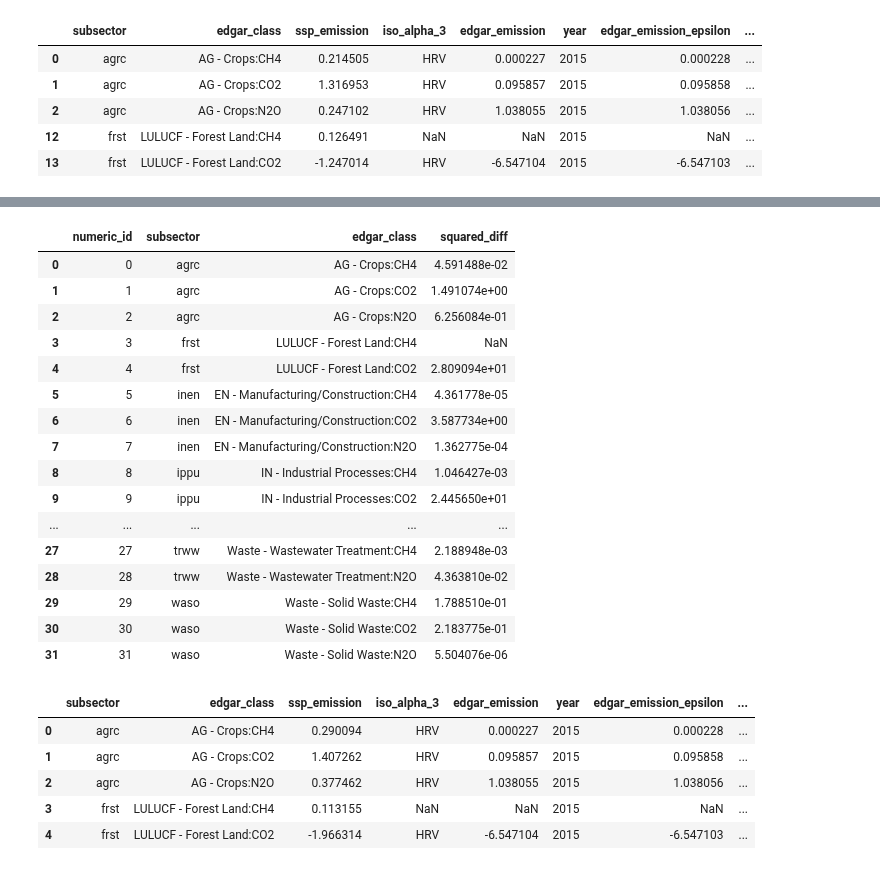
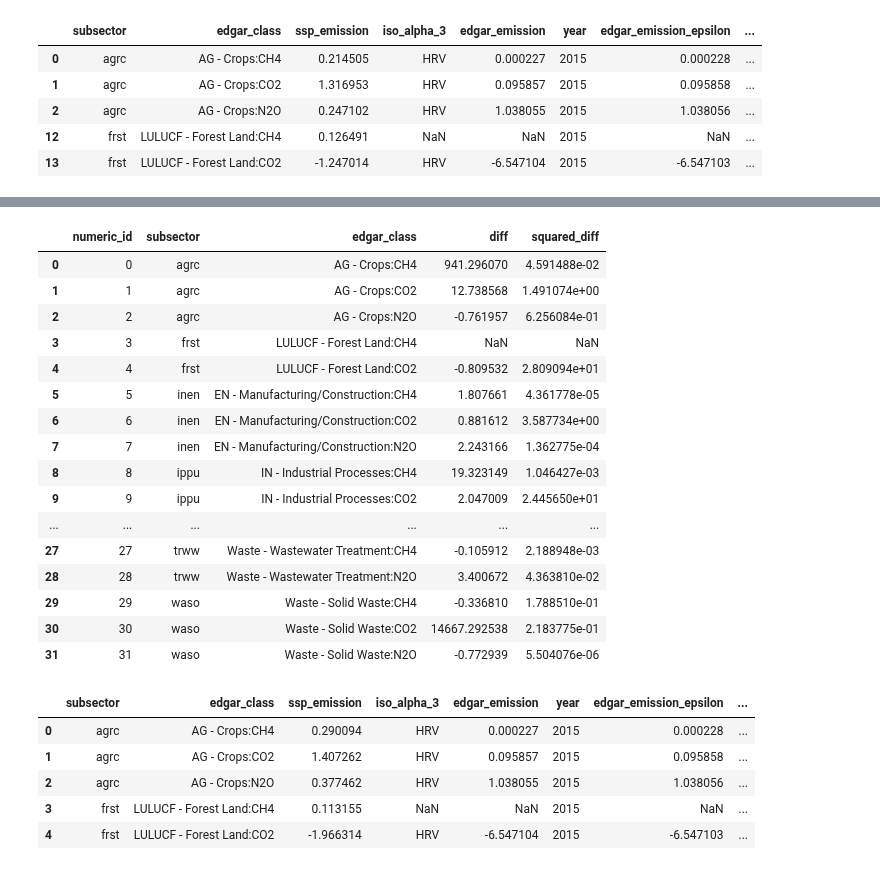
Before and after one commit to sisepuede-framework/ssp_data_calibration, a Jupyter notebook: src/opt_evaluation.ipynb, the cells around one changed output, grey strips where cells are left out. Saved outputs shown, nothing was run; the diff lists cells and outputs as text; code cells hidden in the pictures.

```diff
--- a/src/opt_evaluation.ipynb
+++ b/src/opt_evaluation.ipynb
@@ -122,31 +123,31 @@ og_report
 # %%
 # Sort by subsector and edgar_class
 og_report = og_report.sort_values(by=['subsector', 'edgar_class']).reset_index(drop=True)
 
 # Add numeric_id column so we can merge with the opt report
 og_report['numeric_id'] = og_report.index
 
 # Filter out the columns we need
-og_report = og_report[['numeric_id', 'subsector', 'edgar_class', 'squared_diff']]
+og_report = og_report[['numeric_id', 'subsector', 'edgar_class', 'diff', 'squared_diff']]
 og_report
 # %% [output]
-|  | numeric_id | subsector | edgar_class | squared_diff |
-| 0 | 0 | agrc | AG - Crops:CH4 | 4.591488e-02 |
-| 1 | 1 | agrc | AG - Crops:CO2 | 1.491074e+00 |
-| 2 | 2 | agrc | AG - Crops:N2O | 6.256084e-01 |
-| 3 | 3 | frst | LULUCF - Forest Land:CH4 | NaN |
-| 4 | 4 | frst | LULUCF - Forest Land:CO2 | 2.809094e+01 |
-| 5 | 5 | inen | EN - Manufacturing/Construction:CH4 | 4.361778e-05 |
-| 6 | 6 | inen | EN - Manufacturing/Construction:CO2 | 3.587734e+00 |
-| 7 | 7 | inen | EN - Manufacturing/Construction:N2O | 1.362775e-04 |
-| 8 | 8 | ippu | IN - Industrial Processes:CH4 | 1.046427e-03 |
-| 9 | 9 | ippu | IN - Industrial Processes:CO2 | 2.445650e+01 |
-| ... | ... | ... | ... | ... |
-| 27 | 27 | trww | Waste - Wastewater Treatment:CH4 | 2.188948e-03 |
-| 28 | 28 | trww | Waste - Wastewater Treatment:N2O | 4.363810e-02 |
-| 29 | 29 | waso | Waste - Solid Waste:CH4 | 1.788510e-01 |
-| 30 | 30 | waso | Waste - Solid Waste:CO2 | 2.183775e-01 |
-| 31 | 31 | waso | Waste - Solid Waste:N2O | 5.504076e-06 |
+|  | numeric_id | subsector | edgar_class | diff | squared_diff |
+| 0 | 0 | agrc | AG - Crops:CH4 | 941.296070 | 4.591488e-02 |
+| 1 | 1 | agrc | AG - Crops:CO2 | 12.738568 | 1.491074e+00 |
+| 2 | 2 | agrc | AG - Crops:N2O | -0.761957 | 6.256084e-01 |
+| 3 | 3 | frst | LULUCF - Forest Land:CH4 | NaN | NaN |
+| 4 | 4 | frst | LULUCF - Forest Land:CO2 | -0.809532 | 2.809094e+01 |
+| 5 | 5 | inen | EN - Manufacturing/Construction:CH4 | 1.807661 | 4.361778e-05 |
+| 6 | 6 | inen | EN - Manufacturing/Construction:CO2 | 0.881612 | 3.587734e+00 |
+| 7 | 7 | inen | EN - Manufacturing/Construction:N2O | 2.243166 | 1.362775e-04 |
+| 8 | 8 | ippu | IN - Industrial Processes:CH4 | 19.323149 | 1.046427e-03 |
+| 9 | 9 | ippu | IN - Industrial Processes:CO2 | 2.047009 | 2.445650e+01 |
+| ... | ... | ... | ... | ... | ... |
+| 27 | 27 | trww | Waste - Wastewater Treatment:CH4 | -0.105912 | 2.188948e-03 |
+| 28 | 28 | trww | Waste - Wastewater Treatment:N2O | 3.400672 | 4.363810e-02 |
+| 29 | 29 | waso | Waste - Solid Waste:CH4 | -0.336810 | 1.788510e-01 |
+| 30 | 30 | waso | Waste - Solid Waste:CO2 | 14667.292538 | 2.183775e-01 |
+| 31 | 31 | waso | Waste - Solid Waste:N2O | -0.772939 | 5.504076e-06 |
 # %%
 opt_detailed_report_path = os.path.join(OUTPUT_DIR_PATH, run_id, f'best_detailed_diff_report_{run_id}.csv')
 opt_report = pd.read_csv(opt_detailed_report_path)
```
Also changed, not shown: parts of 5 cells of this notebook.
